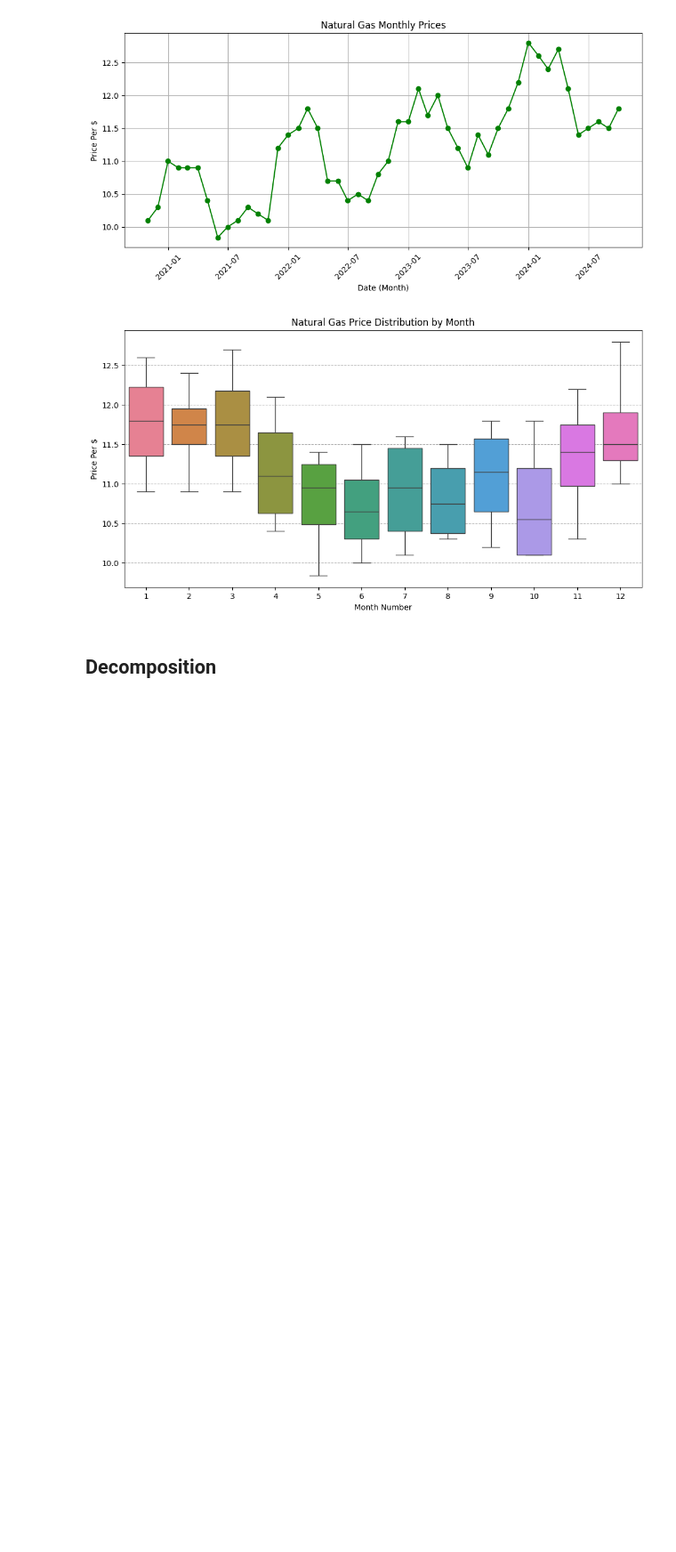
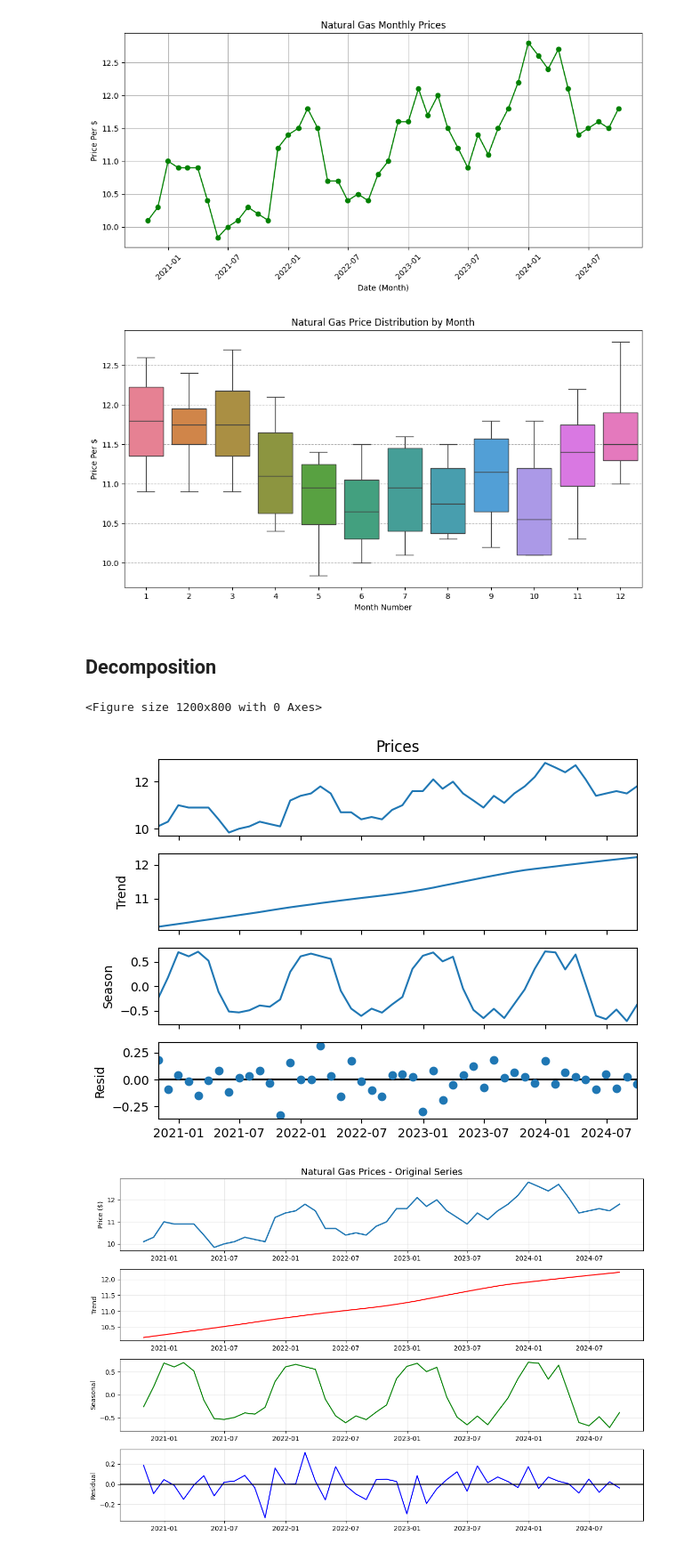
Before and after one commit to raz0208/Advance-Quantitative-Research-Project, a Jupyter notebook: Advance_Quantitative_Research-Natural_Gas_Price_Forecasting.ipynb, the cells around one changed output. Shown at 89% size. Drawn from its saved outputs; the diff is of its cells as text; code cells hidden in the pictures; blank space fills up the shorter version.

```diff
--- a/Advance_Quantitative_Research-Natural_Gas_Price_Forecasting.ipynb
+++ b/Advance_Quantitative_Research-Natural_Gas_Price_Forecasting.ipynb
@@ -121,0 +120,59 @@ plt.grid(axis='y', linestyle='--')
+# %%
+from matplotlib import markers
+from statsmodels.tsa import seasonal
+# Implement Seasonal Decomposition
+
+# Creat monthly time-indexed series
+df_month = df.set_index("Dates").asfreq('M')
+
+# Perform STL
+stl = STL(df_month['Prices'], period=12)
+result = stl.fit()
+
+plt.figure(figsize=(12, 8))
+result.plot()
+plt.show()
+
+# Extract componenets
+trend = result.trend
+seasonal = result.seasonal
+residual = result.resid
+
+# Visualise decomposition
+plt.figure(figsize=(12, 8))
+
+# Original Price plot
+plt.subplot(4, 1, 1)
+plt.plot(df_month['Prices'], linewidth=2)
+plt.title('Natural Gas Prices - Original Series', fontsize=14)
+plt.ylabel('Price ($)')
+plt.grid(alpha=0.3)
+
+# Trend plot
+plt.subplot(4, 1, 2)
+plt.plot(trend, color='red')
+plt.title('', fontsize=14)
+plt.ylabel('Trend')
+plt.grid(alpha=0.3)
+
+# Seasonal plot
+plt.subplot(4, 1, 3)
+plt.plot(seasonal, color='green')
+plt.title('', fontsize=14)
+plt.ylabel('Seasonal')
+plt.grid(alpha=0.3)
+
+# Residual plot
+plt.subplot(4, 1, 4)
+plt.plot(residual, color='blue')
+plt.axhline(0, color='black', linewidth=1.5, linestyle='-')
+plt.title('', fontsize=14)
+plt.ylabel('Residual')
+plt.grid(alpha=0.3)
+
+plt.tight_layout()
+plt.show()
+# %% [output]
+<Figure size 1200x800 with 0 Axes>
+[figure, added]
+[figure, added]
```
Also changed, not shown: parts of 1 cell of this notebook.
